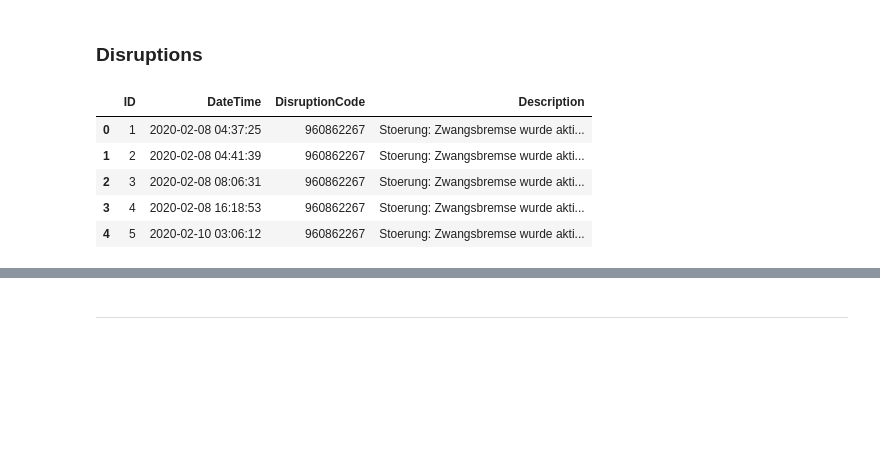
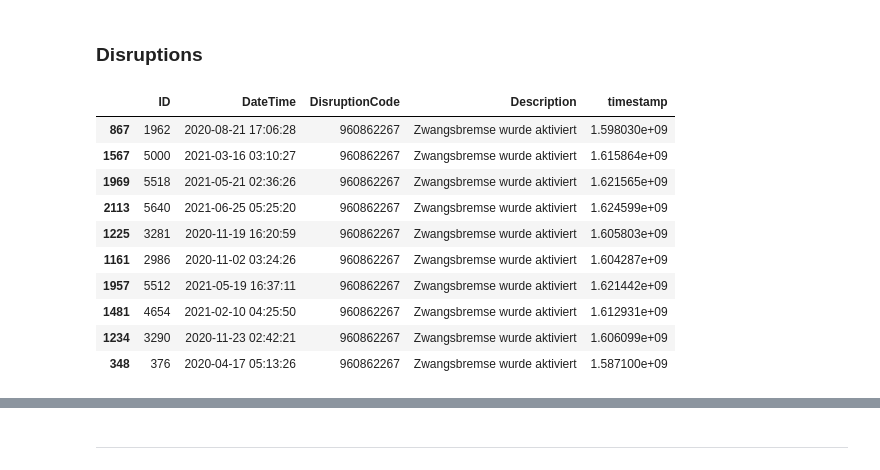
Before and after one commit to jrmysvr/hackzurich_siemens_data, a Jupyter notebook: explore_data.ipynb, the cells around one changed output, grey strips where cells are left out. Drawn from its saved outputs; the diff is of its cells as text; code cells hidden in the pictures; blank space fills up the shorter version.

```diff
--- a/explore_data.ipynb
+++ b/explore_data.ipynb
@@ -92,13 +119,24 @@ memory usage: 1.0+ MB
 # %% [markdown]
 ### Disruptions
 # %%
-disruptions = pandas.read_csv(disruptions_fpath)
+disruptions = pd.read_csv(disruptions_fpath)
+# %%
+disruptions.DateTime = pd.to_datetime(disruptions.DateTime)
+# %%
+disruptions = disruptions.assign(timestamp=disruptions.DateTime
+                                 .map(pd.Timestamp)
+                                 .map(lambda t: t.timestamp()))
 # %%
-disruptions.head()
+disruptions.sample(10)
 # %% [output]
-|  | ID | DateTime | DisruptionCode | Description |
-| 0 | 1 | 2020-02-08 04:37:25 | 960862267 | Stoerung: Zwangsbremse wurde akti... |
-| 1 | 2 | 2020-02-08 04:41:39 | 960862267 | Stoerung: Zwangsbremse wurde akti... |
-| 2 | 3 | 2020-02-08 08:06:31 | 960862267 | Stoerung: Zwangsbremse wurde akti... |
-| 3 | 4 | 2020-02-08 16:18:53 | 960862267 | Stoerung: Zwangsbremse wurde akti... |
-| 4 | 5 | 2020-02-10 03:06:12 | 960862267 | Stoerung: Zwangsbremse wurde akti... |
+|  | ID | DateTime | DisruptionCode | Description | timestamp |
+| 867 | 1962 | 2020-08-21 17:06:28 | 960862267 | Zwangsbremse wurde aktiviert | 1.598030e+09 |
+| 1567 | 5000 | 2021-03-16 03:10:27 | 960862267 | Zwangsbremse wurde aktiviert | 1.615864e+09 |
+| 1969 | 5518 | 2021-05-21 02:36:26 | 960862267 | Zwangsbremse wurde aktiviert | 1.621565e+09 |
+| 2113 | 5640 | 2021-06-25 05:25:20 | 960862267 | Zwangsbremse wurde aktiviert | 1.624599e+09 |
+| 1225 | 3281 | 2020-11-19 16:20:59 | 960862267 | Zwangsbremse wurde aktiviert | 1.605803e+09 |
+| 1161 | 2986 | 2020-11-02 03:24:26 | 960862267 | Zwangsbremse wurde aktiviert | 1.604287e+09 |
+| 1957 | 5512 | 2021-05-19 16:37:11 | 960862267 | Zwangsbremse wurde aktiviert | 1.621442e+09 |
+| 1481 | 4654 | 2021-02-10 04:25:50 | 960862267 | Zwangsbremse wurde aktiviert | 1.612931e+09 |
+| 1234 | 3290 | 2020-11-23 02:42:21 | 960862267 | Zwangsbremse wurde aktiviert | 1.606099e+09 |
+| 348 | 376 | 2020-04-17 05:13:26 | 960862267 | Zwangsbremse wurde aktiviert | 1.587100e+09 |
```
Also changed, not shown: parts of 34 cells of this notebook, 2 other files.
